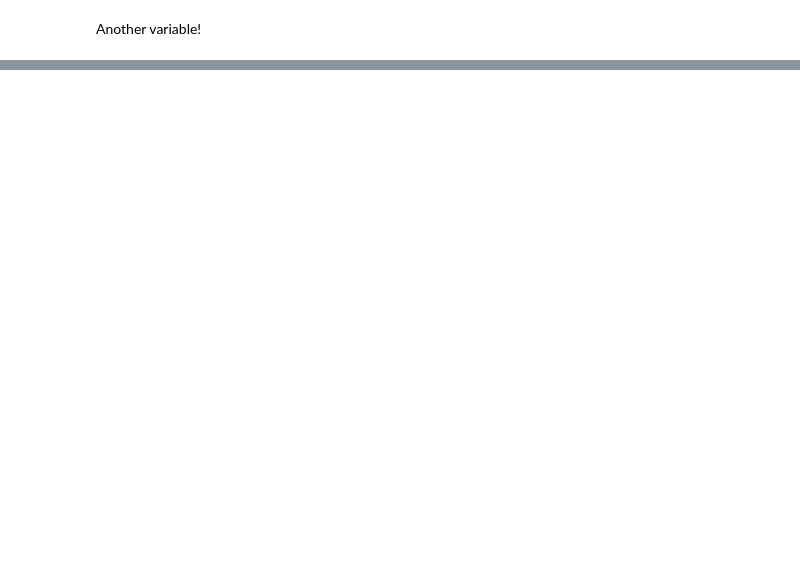
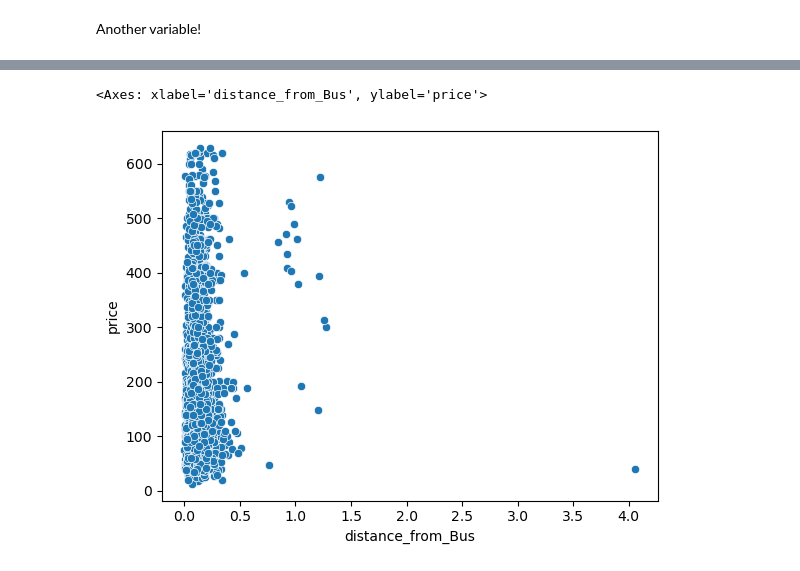
Before and after one commit to jingjietan/sc1015-project, a Jupyter notebook: exploration_map.ipynb, the cells around one changed output, grey strips where cells are left out. Drawn from its saved outputs; the diff is of its cells as text; code cells hidden in the pictures; blank space fills up the shorter version.

```diff
--- a/exploration_map.ipynb
+++ b/exploration_map.ipynb
@@ -225,0 +186,4 @@ Name: distance_from_MRT, Length: 2495, dtype: float64
+# %%
+bus = city.filter(items=common_filter('highway'))
+bus.query('highway == "bus_stop"', inplace=True)
+bus.head()
@@ -270,2 +306,5 @@ sns.scatterplot(df, x='distance_from_MRT', y='price')
 # %% [markdown]
 Another variable!
+# %%
+df = pd.concat([df, find_closest(bus, "distance_from_Bus")], axis=1)
+df.head()
@@ -271,0 +318,5 @@ Another variable!
+# %%
+sns.scatterplot(df, x='distance_from_Bus', y='price')
+# %% [output]
+<Axes: xlabel='distance_from_Bus', ylabel='price'>
+[figure, added]
```
Also changed, not shown: parts of 25 cells of this notebook, 5 other files.
